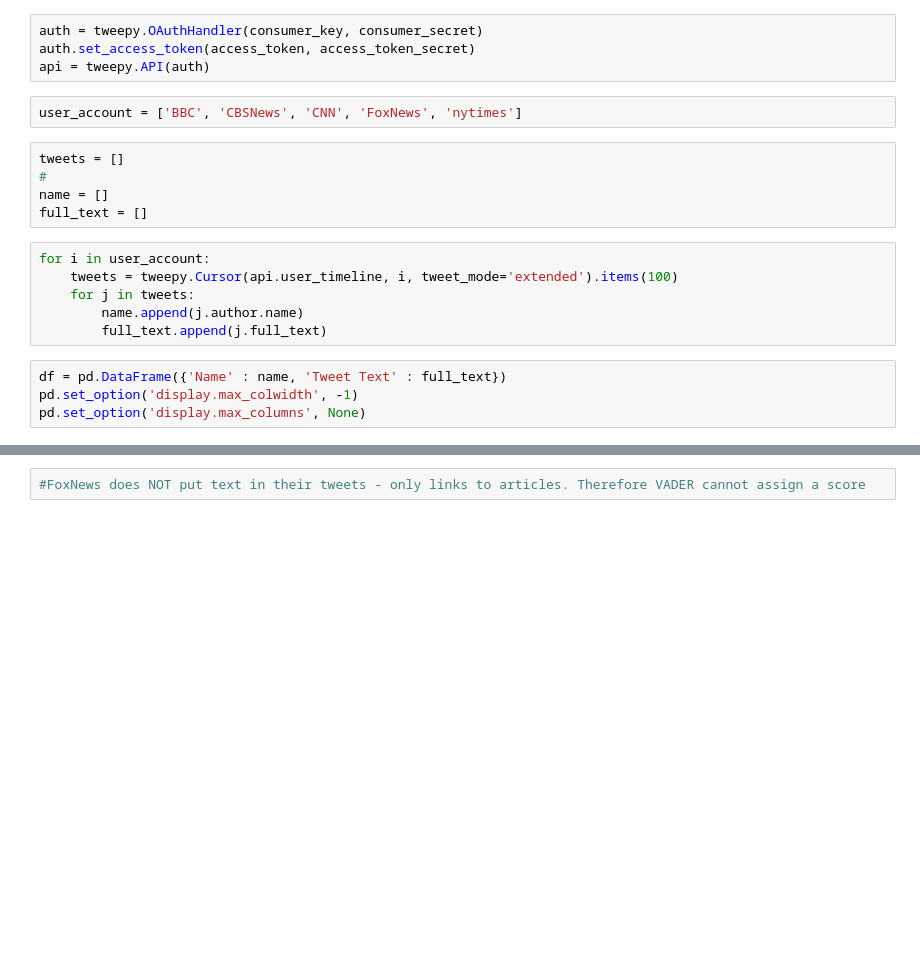
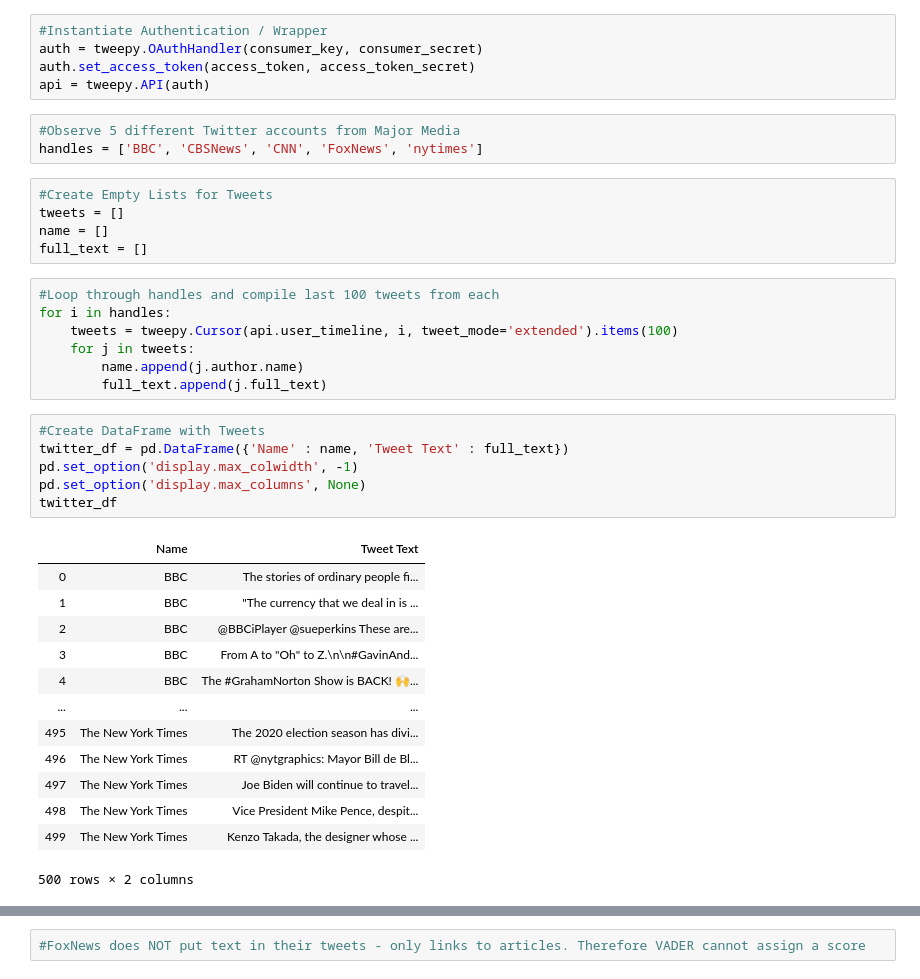
Before and after one commit to chanafin/weather_vacation_api, a Jupyter notebook: twitter_sentiment.ipynb, the cells around one changed output, grey strips where cells are left out. Drawn from its saved outputs; the diff is of its cells as text; blank space fills up the shorter version.

```diff
--- a/twitter_sentiment.ipynb
+++ b/twitter_sentiment.ipynb
@@ -16,21 +16,40 @@ ModuleNotFoundError: No module named 'config'
 # %%
+#Instantiate Authentication / Wrapper
 auth = tweepy.OAuthHandler(consumer_key, consumer_secret)
 auth.set_access_token(access_token, access_token_secret)
 api = tweepy.API(auth)
 # %%
-user_account = ['BBC', 'CBSNews', 'CNN', 'FoxNews', 'nytimes']
+#Observe 5 different Twitter accounts from Major Media
+handles = ['BBC', 'CBSNews', 'CNN', 'FoxNews', 'nytimes']
-# %%
-tweets = []
-#
-name = []
-full_text = []
+# %%
+#Create Empty Lists for Tweets
+tweets = []
+name = []
+full_text = []
 # %%
-for i in user_account:
+#Loop through handles and compile last 100 tweets from each
+for i in handles:
     tweets = tweepy.Cursor(api.user_timeline, i, tweet_mode='extended').items(100)
     for j in tweets:
         name.append(j.author.name)
         full_text.append(j.full_text)
 # %%
-df = pd.DataFrame({'Name' : name, 'Tweet Text' : full_text})
+#Create DataFrame with Tweets
+twitter_df = pd.DataFrame({'Name' : name, 'Tweet Text' : full_text})
 pd.set_option('display.max_colwidth', -1)
 pd.set_option('display.max_columns', None)
+twitter_df
+# %% [output]
+|  | Name | Tweet Text |
+| 0 | BBC | The stories of ordinary people fi... |
+| 1 | BBC | "The currency that we deal in is ... |
+| 2 | BBC | @BBCiPlayer @sueperkins These are... |
+| 3 | BBC | From A to "Oh" to Z.\n\n#GavinAnd... |
+| 4 | BBC | The #GrahamNorton Show is BACK! 🙌... |
+| ... | ... | ... |
+| 495 | The New York Times | The 2020 election season has divi... |
+| 496 | The New York Times | RT @nytgraphics: Mayor Bill de Bl... |
+| 497 | The New York Times | Joe Biden will continue to travel... |
+| 498 | The New York Times | Vice President Mike Pence, despit... |
+| 499 | The New York Times | Kenzo Takada, the designer whose ... |
+500 rows × 2 columns
```
Also changed, not shown: parts of 11 cells of this notebook, 2 other files.
